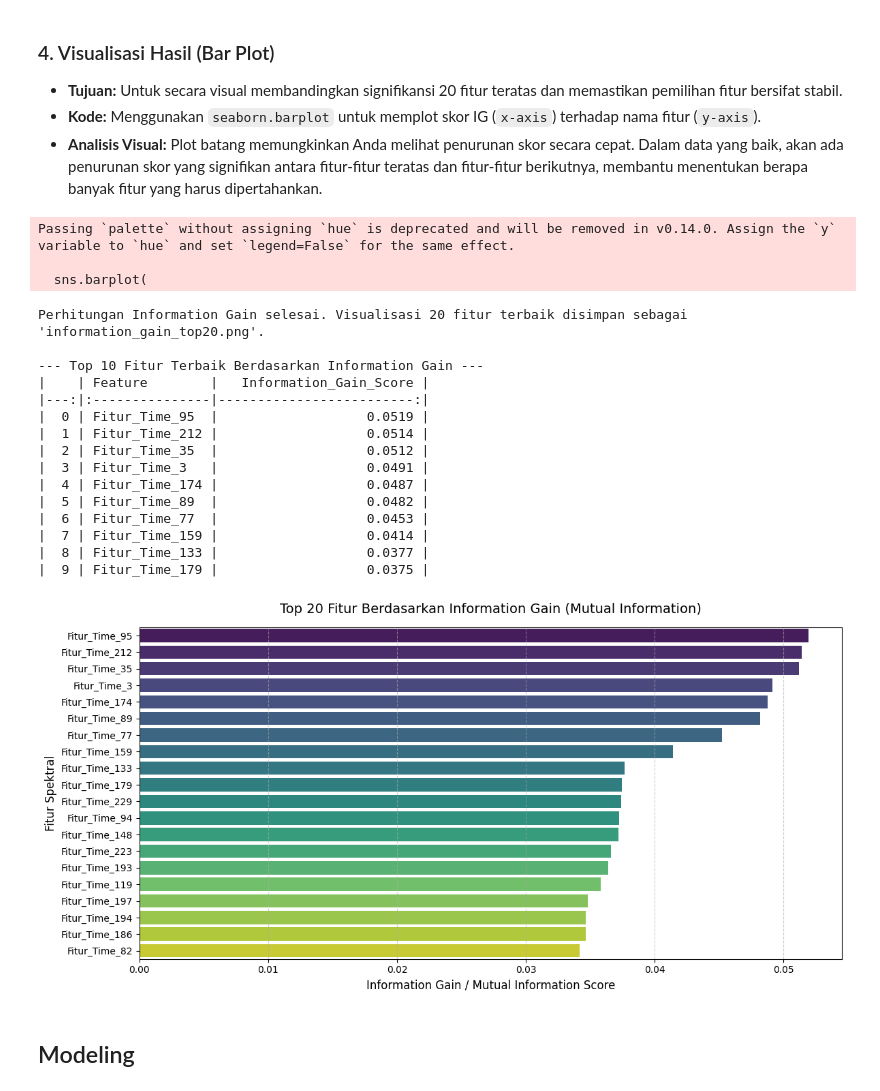
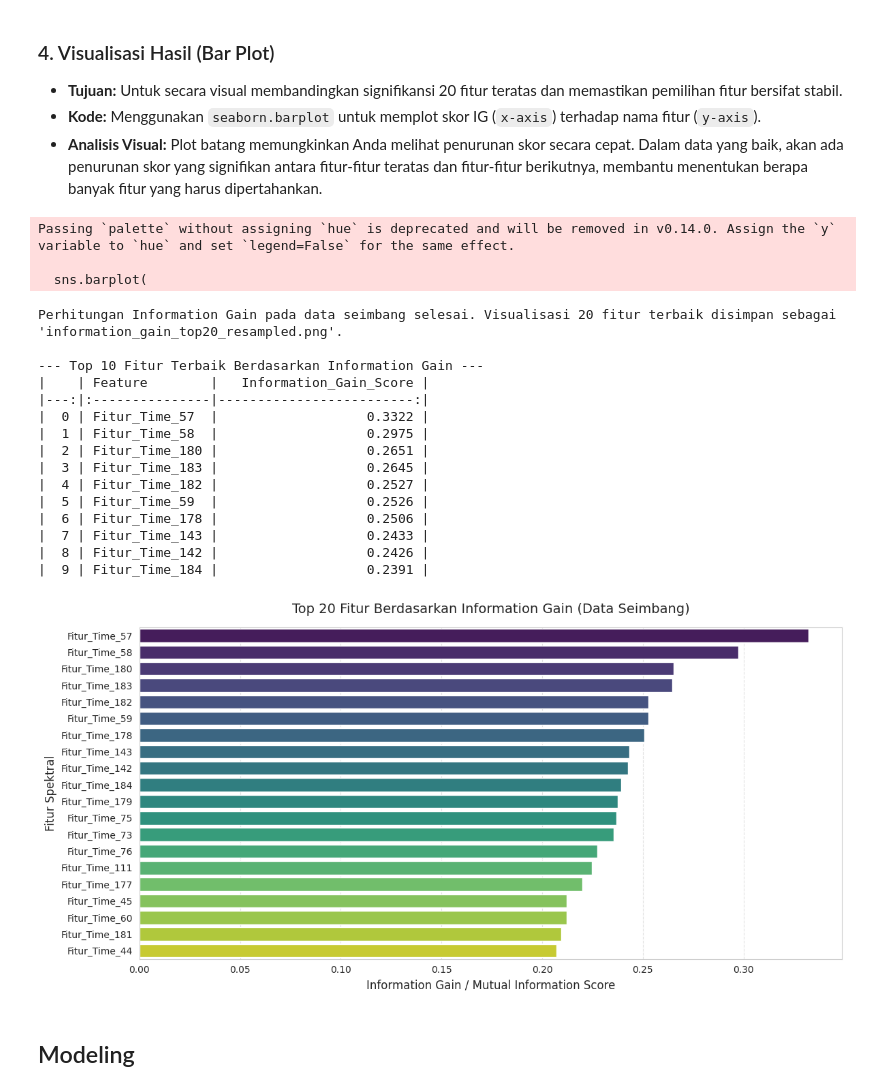
Before and after one commit to dhyos/PSD, a Jupyter notebook: _sources/UAS_Project.ipynb, the cells around one changed output. Cells and saved outputs as stored; diff of their text form; code cells hidden in the pictures.

```diff
--- a/_sources/UAS_Project.ipynb
+++ b/_sources/UAS_Project.ipynb
@@ -1008,19 +1069,12 @@ import numpy as np
 import matplotlib.pyplot as plt
 import seaborn as sns
 from sklearn.feature_selection import mutual_info_classif
-
-df_balanced_final = df_balanced_final.sample(frac=1, random_state=42).reset_index(drop=True)
-
-# --- 2. PERSIAPAN DATA DAN PERHITUNGAN INFORMATION GAIN ---
-
-# Pisahkan Fitur (X) dan Label (y)
-X = df_balanced_final[feature_columns]
-y = df_balanced_final['Class_Label']
+X = X_resampled_adasyn
+y = y_resampled_adasyn
 
 # Hitung Information Gain (Mutual Information)
-# Mutual Information adalah ukuran seberapa banyak informasi tentang y yang diberikan oleh X.
-# Menggunakan random_state untuk konsistensi hasil.
-mi_scores = mutual_info_classif(X, y, random_state=42)
+# Mutual Information (MI) mengukur sejauh mana mengetahui nilai X mengurangi ketidakpastian tentang y.
+mi_scores = mutual_info_classif(X, y, random_state=42) # X dan y diasumsikan sudah bersih dari NaN
 
 # Buat DataFrame hasil
 mi_df = pd.DataFrame({
@@ -1033,47 +1087,49 @@ mi_df = mi_df.sort_values(by='Information_Gain_Score', ascending=False).reset_in
 
 # Ambil 20 fitur terbaik untuk visualisasi
 top_n = 20
 df_plot = mi_df.head(top_n)
 
 # --- 3. VISUALISASI HASIL ---
 
 plt.figure(figsize=(12, 6))
 sns.barplot(
     x='Information_Gain_Score',
     y='Feature',
     data=df_plot,
     palette='viridis'
 )
 
-plt.title(f'Top {top_n} Fitur Berdasarkan Information Gain (Mutual Information)', fontsize=14, pad=15)
+plt.title(f'Top {top_n} Fitur Berdasarkan Information Gain (Data Seimbang)', fontsize=14, pad=15)
 plt.xlabel('Information Gain / Mutual Information Score', fontsize=12)
 plt.ylabel('Fitur Spektral', fontsize=12)
 plt.grid(axis='x', linestyle='--', alpha=0.6)
 plt.tight_layout()
-plt.savefig('information_gain_top20.png')
+plt.savefig('information_gain_top20_resampled.png')
 
-print(f"Perhitungan Information Gain selesai. Visualisasi 20 fitur terbaik disimpan sebagai 'information_gain_top20.png'.")
+print(f"Perhitungan Information Gain pada data seimbang selesai. Visualisasi {top_n} fitur terbaik disimpan sebagai 'information_gain_top20_resampled.png'.")
 print("\n--- Top 10 Fitur Terbaik Berdasarkan Information Gain ---")
 print(mi_df.head(10).to_markdown(floatfmt=".4f"))
+
+# Catatan: Nilai MI Score yang sangat rendah (< 0.01) mengindikasikan bahwa fitur acak ini hampir tidak memberikan informasi apa pun tentang label kelas.
 # %% [output]
 Passing `palette` without assigning `hue` is deprecated and will be removed in v0.14.0. Assign the `y` variable to `hue` and set `legend=False` for the same effect.
 
   sns.barplot(
-Perhitungan Information Gain selesai. Visualisasi 20 fitur terbaik disimpan sebagai 'information_gain_top20.png'.
+Perhitungan Information Gain pada data seimbang selesai. Visualisasi 20 fitur terbaik disimpan sebagai 'information_gain_top20_resampled.png'.
 
 --- Top 10 Fitur Terbaik Berdasarkan Information Gain ---
 |    | Feature        |   Information_Gain_Score |
 |---:|:---------------|-------------------------:|
-|  0 | Fitur_Time_95  |                   0.0519 |
-|  1 | Fitur_Time_212 |                   0.0514 |
-|  2 | Fitur_Time_35  |                   0.0512 |
-|  3 | Fitur_Time_3   |                   0.0491 |
-|  4 | Fitur_Time_174 |                   0.0487 |
-|  5 | Fitur_Time_89  |                   0.0482 |
-|  6 | Fitur_Time_77  |                   0.0453 |
-|  7 | Fitur_Time_159 |                   0.0414 |
-|  8 | Fitur_Time_133 |                   0.0377 |
-|  9 | Fitur_Time_179 |                   0.0375 |
+|  0 | Fitur_Time_57  |                   0.3322 |
+|  1 | Fitur_Time_58  |                   0.2975 |
+|  2 | Fitur_Time_180 |                   0.2651 |
+|  3 | Fitur_Time_183 |                   0.2645 |
+|  4 | Fitur_Time_182 |                   0.2527 |
+|  5 | Fitur_Time_59  |                   0.2526 |
+|  6 | Fitur_Time_178 |                   0.2506 |
+|  7 | Fitur_Time_143 |                   0.2433 |
+|  8 | Fitur_Time_142 |                   0.2426 |
+|  9 | Fitur_Time_184 |                   0.2391 |
-[figure, old version]
+[figure, new version]
 # %% [markdown]
 ## Modeling
```
Also changed, not shown: parts of 27 cells of this notebook, 25 other files.
